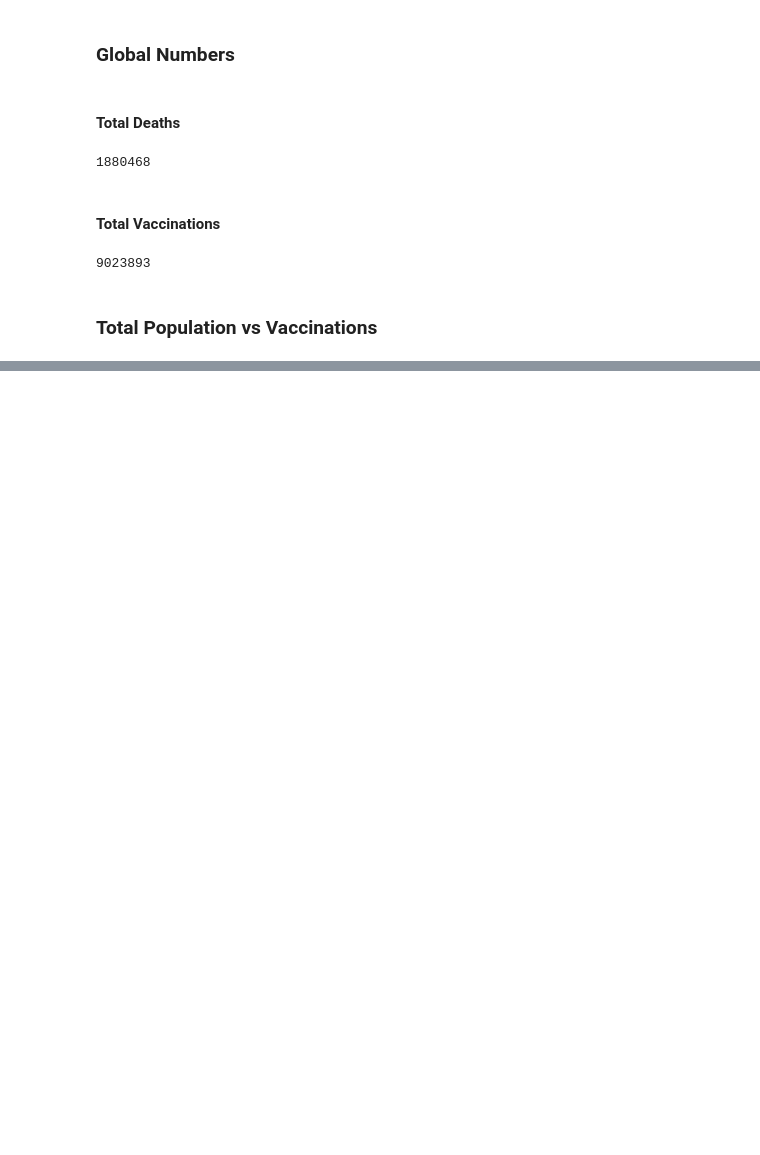
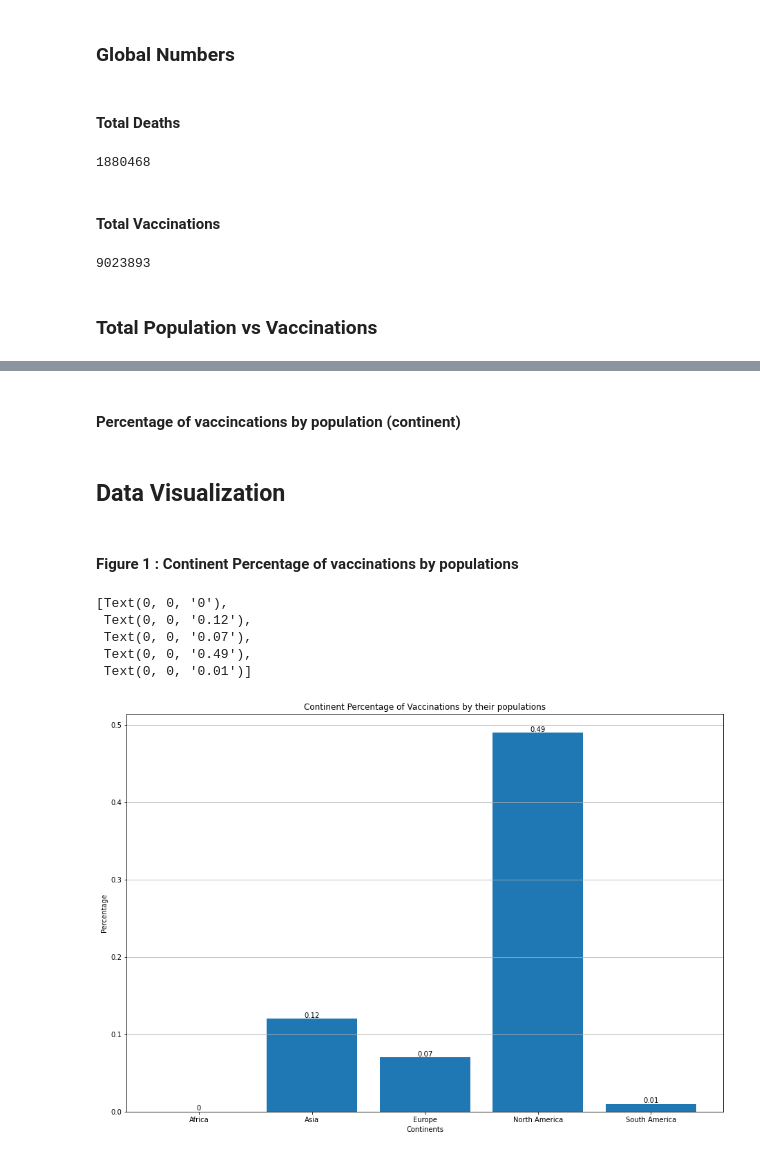
Before and after one commit to CarlosArro2001/COVID-19-Cases-Visualizer, a Jupyter notebook: COVID-19-Data-Notebook.ipynb, the cells around one changed output, grey strips where cells are left out. Cells and saved outputs as stored; diff of their text form; code cells hidden in the pictures; blank space fills up the shorter version.

```diff
--- a/COVID-19-Data-Notebook.ipynb
+++ b/COVID-19-Data-Notebook.ipynb
@@ -198,7 +179,7 @@ cases_population_df
 # %%
 cases_percentage = []
 for i, row in cases_population_df.iterrows():
-    cases_percentage.append(round((row['total_cases']/row['population'])*100,3))
+    cases_percentage.append(round((row['total_cases']/row['population'])*100,2))
 cases_percentage_df = pd.DataFrame(list(zip(location,cases_percentage)),columns=['location','Cases_percentage'])
 # %% [markdown]
 #### Country with the highest infection percentage
@@ -282,0 +262,13 @@ int(EOY_DF[EOY_DF['location']=='World']['total_vaccinations'])
+# %%
+Data_df = EOY_DF[(EOY_DF['location']!='Africa')&(EOY_DF['location']!='Asia')&(EOY_DF['location']!='Europe')&(EOY_DF['location']!='European Union')&(EOY_DF['location']!='International')&(EOY_DF['location']!='North America')&(EOY_DF['location']!='Oceania')&(EOY_DF['location']!='South America')&(EOY_DF['location']!='World')]
+# %%
+percentages = []
+for i,row in Data_df.iterrows():
+    percentages.append(round((row['total_vaccinations']/row['population'])*100,2))
+
+pop_vac_dict = {
+    'country':location,
+    'vax_percentage':percentages
+}
+pop_vax_df = pd.DataFrame.from_dict(pop_vac_dict,orient='index').transpose()
+pop_vax_df.head(10)
@@ -282,0 +287,34 @@ int(EOY_DF[EOY_DF['location']=='World']['total_vaccinations'])
+# %% [markdown]
+#### Percentage of vaccincations by population (continent)
+# %%
+'''
+This will store all the percentages into a list which will be in the same order of the continents
+'''
+percentages = []
+for i, row in continents.iterrows():
+    percentages.append(round((row['total_vaccinations']/row['population'])*100,2))
+continent_vax_dict= {
+    'continent': continents['location'].tolist(),
+    'percentage vaccinated':percentages
+}
+continent_vax_df = pd.DataFrame.from_dict(continent_vax_dict,orient='index').transpose()
+# %% [markdown]
+## Data Visualization <a id="visuals">
+# %% [markdown]
+#### Figure 1 : Continent Percentage of vaccinations by populations
+# %%
+fig = plt.figure()
+ax = fig.add_axes([0,0,2,2])
+ax.set_title('Continent Percentage of Vaccinations by their populations')
+ax.bar(continent_vax_df['continent'].tolist(),continent_vax_df['percentage vaccinated'].tolist())
+ax.grid(axis='y')
+ax.set_ylabel("Percentage")
+ax.set_xlabel("Continents")
+ax.bar_label(ax.containers[0])
+# %% [output]
+[Text(0, 0, '0'),
+ Text(0, 0, '0.12'),
+ Text(0, 0, '0.07'),
+ Text(0, 0, '0.49'),
+ Text(0, 0, '0.01')]
+[figure, added]
```
Also changed, not shown: parts of 20 cells of this notebook.
